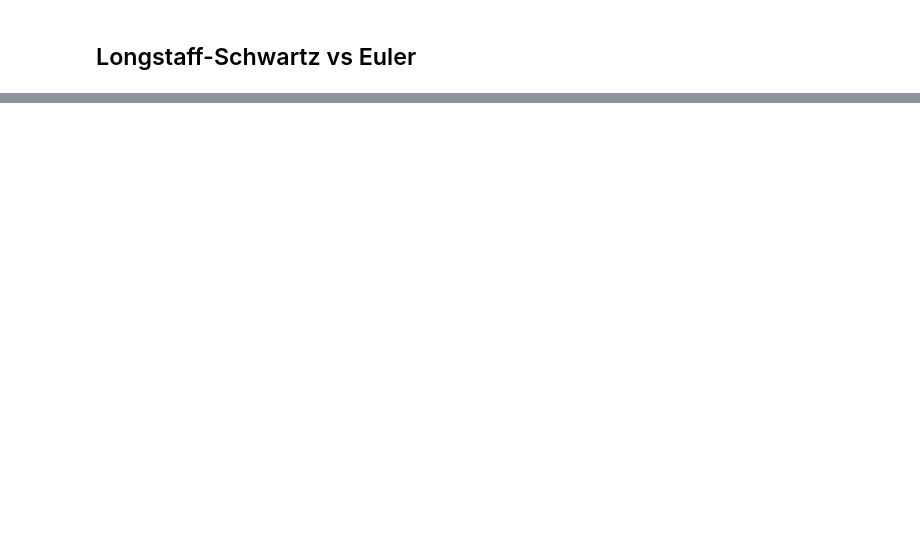
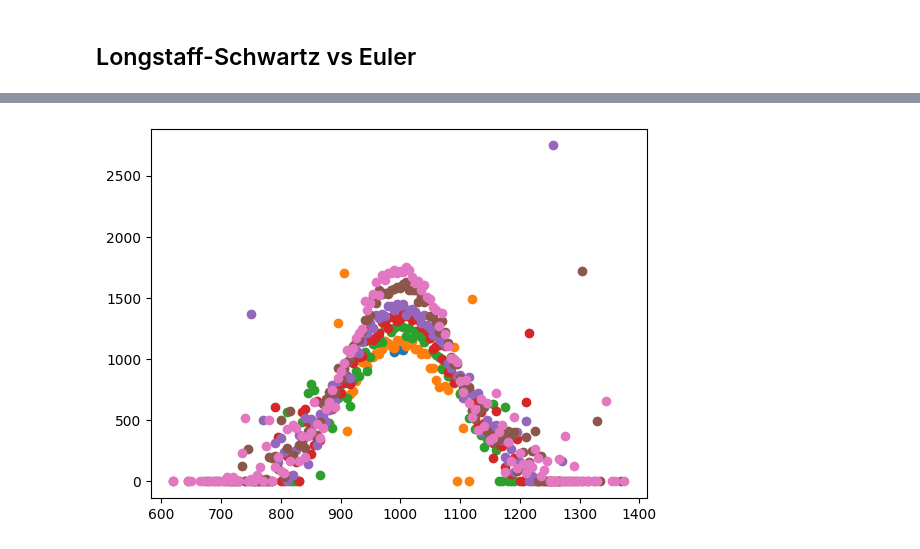
Before and after one commit to sb-bbr/AMM-Optimal-Exit-Time, a Jupyter notebook: Code/AMMSimulation.ipynb, the cells around one changed output, grey strips where cells are left out. Drawn from its saved outputs; the diff is of its cells as text; code cells hidden in the pictures; blank space fills up the shorter version.

```diff
--- a/Code/AMMSimulation.ipynb
+++ b/Code/AMMSimulation.ipynb
@@ -512,0 +513,12 @@ plt.plot(value_function_LS[int(t/dt), :], marker='o')
+# %%
+
+for decimal in [0.001,0.1,0.3,0.5,0.7,0.9,0.99]:
+    t = decimal*input_params['T']
+    df_ = pd.DataFrame({'external_mid_price_S':5*np.round(external_mid_price_S_LS[:, int(t/dt)]/5),
+                    'value_function':value_function_LS[:, int(t/dt)]})
+    groupby_df = df_.groupby('external_mid_price_S').mean().reset_index()
+    y = groupby_df['external_mid_price_S'].to_numpy()
+    z = groupby_df['value_function'].to_numpy()
+    plt.scatter(y, z,)
+# %% [output]
+[figure, added]
```
Also changed, not shown: parts of 16 cells of this notebook, 1 other file.
